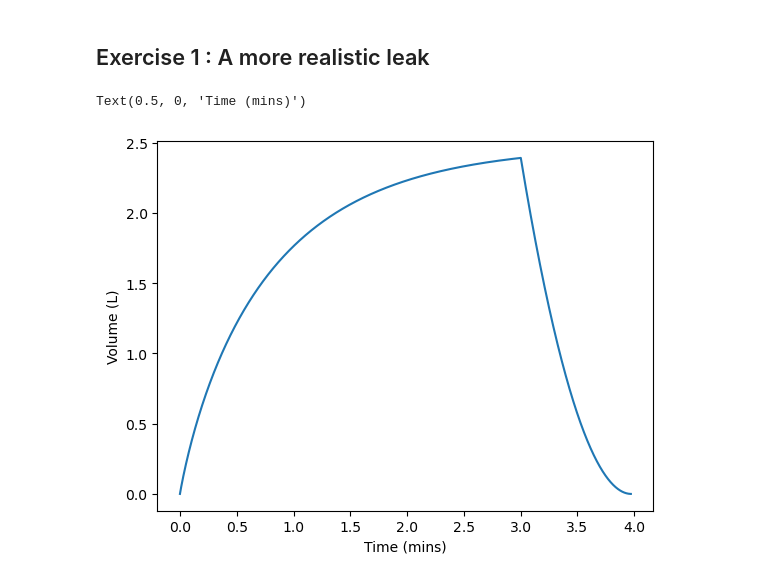
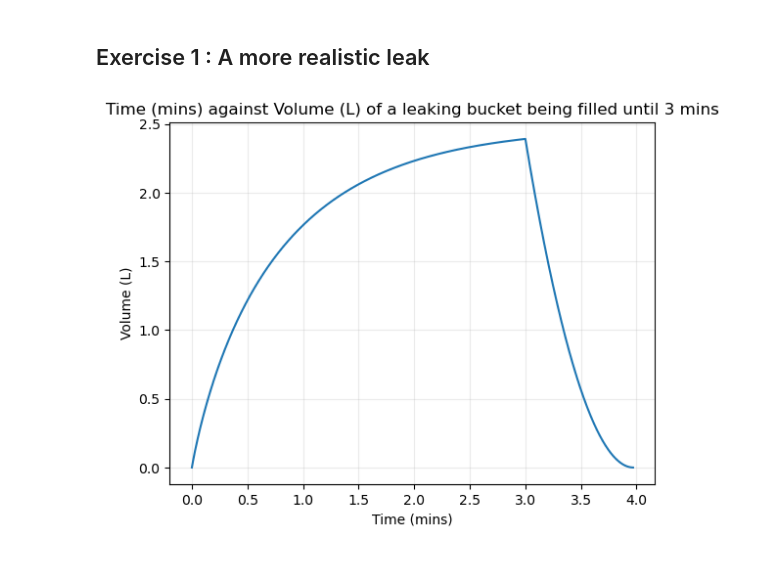
Before and after one commit to SPS-SP2273/learning-portfolio-Jedidiah2, a Jupyter notebook: numerical solutions/numerical_solutions_(need).ipynb, the cells around one changed output. Drawn from its saved outputs; the diff is of its cells as text; code cells hidden in the pictures.

```diff
--- a/numerical solutions/numerical_solutions_(need).ipynb
+++ b/numerical solutions/numerical_solutions_(need).ipynb
@@ -260,32 +262,34 @@ def leak_rate(volume):
 # %%
 tap_off_time = 3                 # When the tap goes off
 max_time = 5                     # Maximum time (mins)
 dt = .001                        # Time step (mins)
 rate = 5                         # Filling rate (L/min)
 bucket_capacity = 9              # L
 all_volume = []                  # To keep track of all volumes
 all_time = []                    # To keep track of all times
 volume = 0                       # Starting volume
 time = 0
 
 while time <= max_time:
     if volume < 0:
         break
     all_time.append(time)
     all_volume.append(volume)
     dV = rate * dt
 
-    leak_volume = leak_rate(volume) * dt
-    volume -= leak_volume
+    leak_volume = leak_rate(volume) * dt          # use function to calculate leak rate at the given volume
+    volume -= leak_volume                         # rate*time gives volume lost during that time
 
     if (volume <= bucket_capacity) and (time < tap_off_time):
         volume += dV
 
     time += dt
 
 plt.plot(all_time, all_volume)
 plt.ylabel('Volume (L)')
 plt.xlabel('Time (mins)')
+plt.title('Time (mins) against Volume (L) of a leaking bucket being filled until 3 mins')
+plt.grid(alpha=.25)
+plt.show()
 # %% [output]
-Text(0.5, 0, 'Time (mins)')
-[figure, old version]
+[figure, new version]
```
Also changed, not shown: parts of 1 cell of this notebook.
